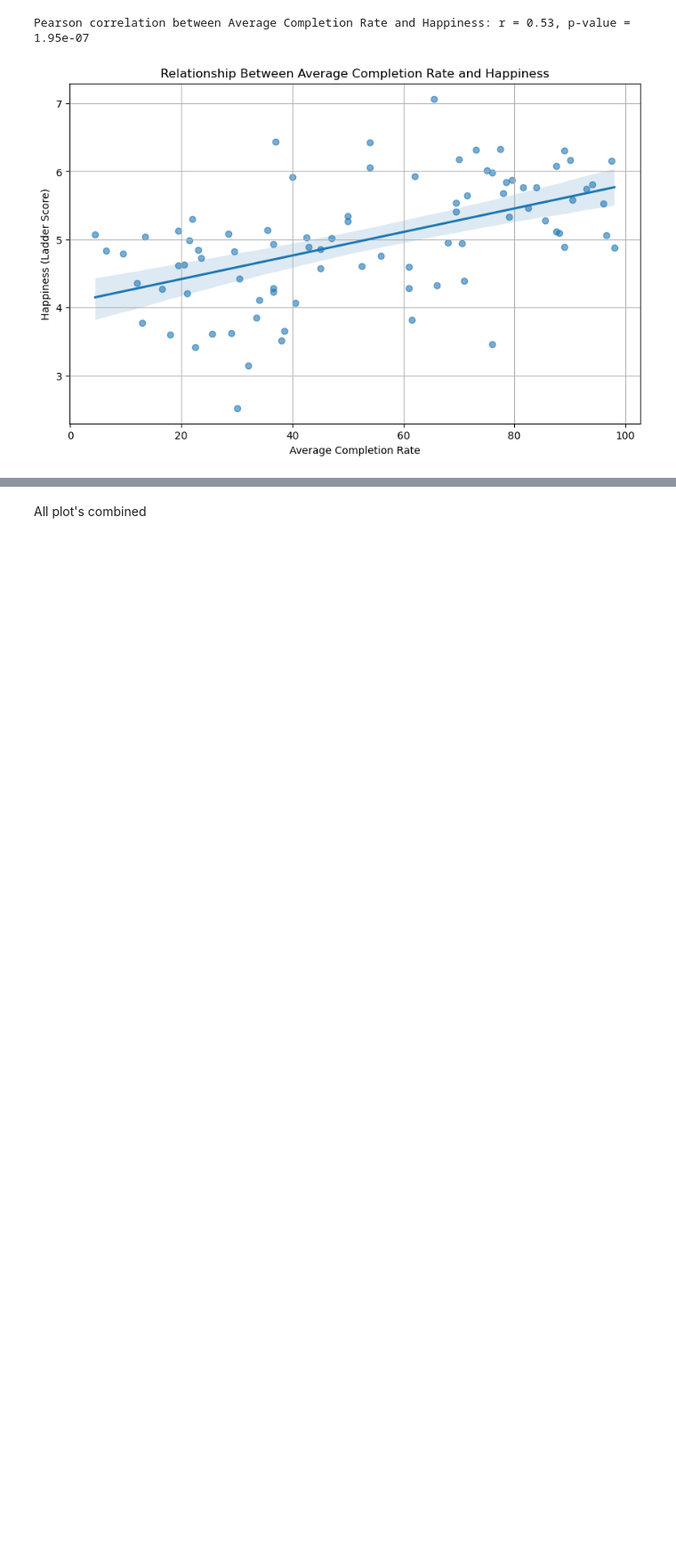
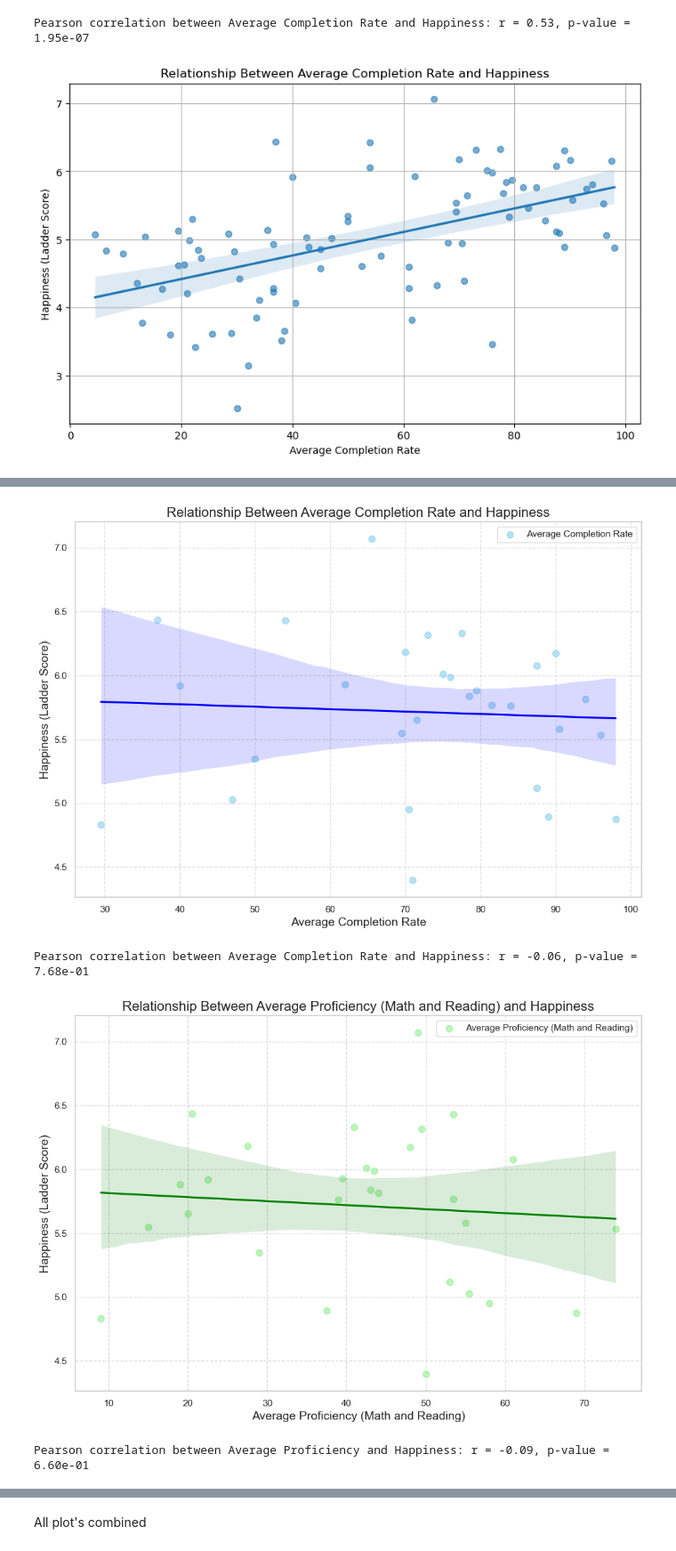
Before and after one commit to JacobHalewijn/infovis, a Jupyter notebook: draft_S.ipynb, the cells around one changed output, grey strips where cells are left out. Shown at 89% size. Saved outputs shown, nothing was run; the diff lists cells and outputs as text; code cells hidden in the pictures; blank space fills up the shorter version.

```diff
--- a/draft_S.ipynb
+++ b/draft_S.ipynb
@@ -33,0 +88,75 @@ Pearson correlation between Average Completion Rate and Happiness: r = 0.53, p-v
+# %%
+import pandas as pd
+import seaborn as sns
+import matplotlib.pyplot as plt
+from scipy.stats import pearsonr
+
+
+# Recalculate the necessary columns
+df['Average_Completion_Rate'] = df[['Average_Completion_Rate_Male', 'Average_Completion_Rate_Female']].mean(axis=1)
+df['Average_OOSR'] = df[['Average_OOSR_Male', 'Average_OOSR_Female']].mean(axis=1)
+df['Average_Proficiency'] = df[['Lower_Secondary_End_Proficiency_Reading', 'Lower_Secondary_End_Proficiency_Math']].mean(axis=1)
+
+# Exclude rows with zero values in the relevant columns
+filtered_data = df[(df['Average_Completion_Rate'] != 0) & (df['Average_OOSR'] != 0) &
+                   (df['Lower_Secondary_End_Proficiency_Reading'] != 0) & (df['Lower_Secondary_End_Proficiency_Math'] != 0)]
+
+# Scatter plot for Average Completion Rate and Happiness
+plt.figure(figsize=(12, 8))
+sns.regplot(data=filtered_data, x='Average_Completion_Rate', y='Ladder score', scatter_kws={'alpha': 0.6, 's': 60}, line_kws={'color': 'blue'}, label='Average Completion Rate', color='skyblue')
+plt.title('Relationship Between Average Completion Rate and Happiness', fontsize=16)
+plt.xlabel('Average Completion Rate', fontsize=14)
+plt.ylabel('Happiness (Ladder Score)', fontsize=14)
+plt.grid(True, linestyle='--', alpha=0.7)
+plt.legend()
+plt.show()
+
+# Calculate Pearson correlation coefficient for Average Completion Rate and Happiness
+r_completion, p_value_completion = pearsonr(filtered_data['Average_Completion_Rate'], filtered_data['Ladder score'])
+print(f'Pearson correlation between Average Completion Rate and Happiness: r = {r_completion:.2f}, p-value = {p_value_completion:.2e}')
+
+# Scatter plot for Average Proficiency (Math and Reading) and Happiness
+plt.figure(figsize=(12, 8))
+sns.regplot(data=filtered_data, x='Average_Proficiency', y='Ladder score', scatter_kws={'alpha': 0.6, 's': 60}, line_kws={'color': 'green'}, label='Average Proficiency (Math and Reading)', color='lightgreen')
+plt.title('Relationship Between Average Proficiency (Math and Reading) and Happiness', fontsize=16)
+plt.xlabel('Average Proficiency (Math and Reading)', fontsize=14)
+plt.ylabel('Happiness (Ladder Score)', fontsize=14)
+plt.grid(True, linestyle='--', alpha=0.7)
+plt.legend()
+plt.show()
+
+# Calculate Pearson correlation coefficient for Average Proficiency and Happiness
+r_proficiency, p_value_proficiency = pearsonr(filtered_data['Average_Proficiency'], filtered_data['Ladder score'])
+print(f'Pearson correlation between Average Proficiency and Happiness: r = {r_proficiency:.2f}, p-value = {p_value_proficiency:.2e}')
+
+# Select relevant columns for the heatmap
+heatmap_data = filtered_data[['Ladder score', 'Average_Completion_Rate', 'Average_OOSR',
+                              'Lower_Secondary_End_Proficiency_Reading', 'Lower_Secondary_End_Proficiency_Math',
+                              'Logged GDP per capita', 'Social support', 'Healthy life expectancy',
+                              'Freedom to make life choices']]
+
+# Compute the correlation matrix
+corr = heatmap_data.corr()
+
+# Create a heatmap with enhanced aesthetics
+plt.figure(figsize=(14, 10))
+sns.set_theme(style="whitegrid")
+
+# Draw the heatmap
+heatmap = sns.heatmap(corr, annot=True, fmt=".2f", cmap='coolwarm', linewidths=0.5, cbar_kws={"shrink": .8})
+
+# Add title and labels
+plt.title('Correlation Heatmap of Variables', fontsize=18)
+plt.xticks(rotation=45, ha='right', fontsize=12)
+plt.yticks(rotation=0, fontsize=12)
+
+# Improve spacing
+plt.tight_layout()
+
+# Display the heatmap
+plt.show()
+# %% [output]
+[figure, added]
+Pearson correlation between Average Completion Rate and Happiness: r = -0.06, p-value = 7.68e-01
+[figure, added]
+Pearson correlation between Average Proficiency and Happiness: r = -0.09, p-value = 6.60e-01
```
Also changed, not shown: parts of 10 cells of this notebook.
